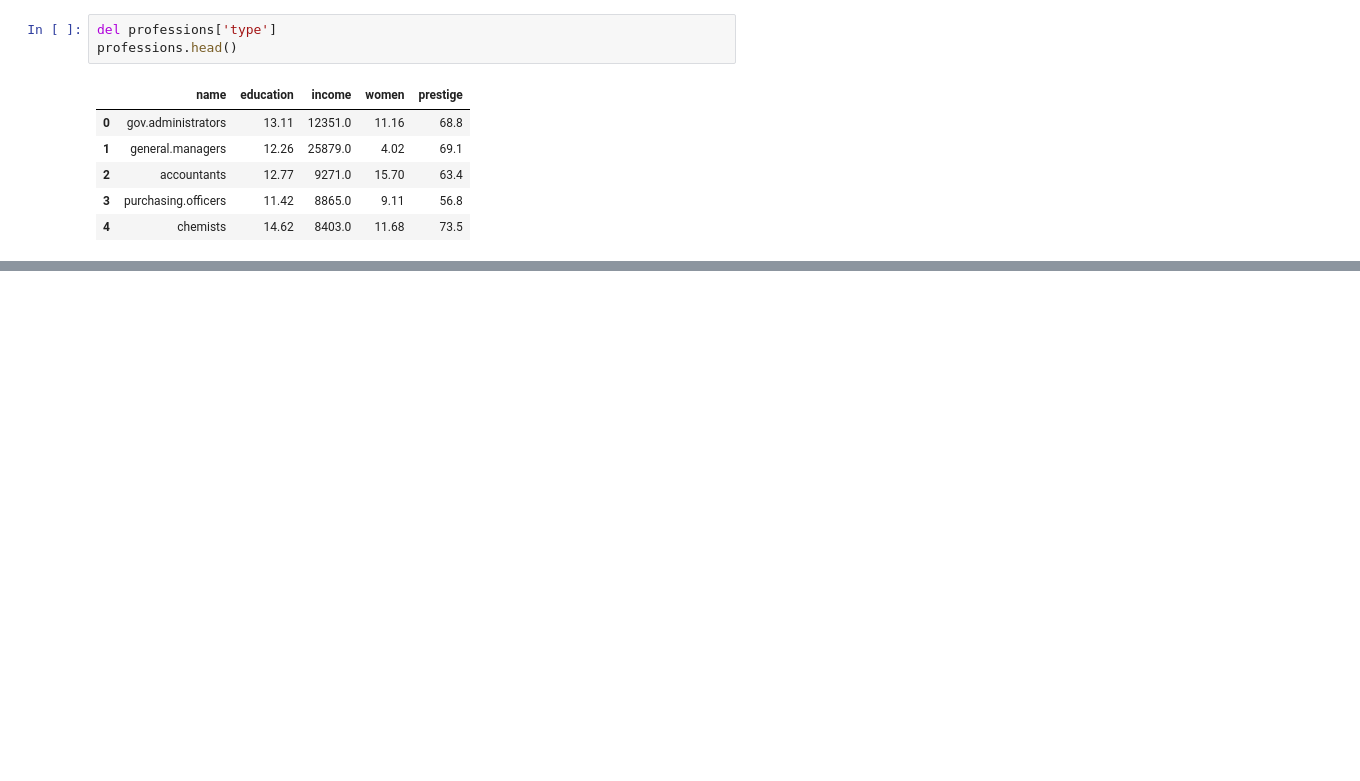
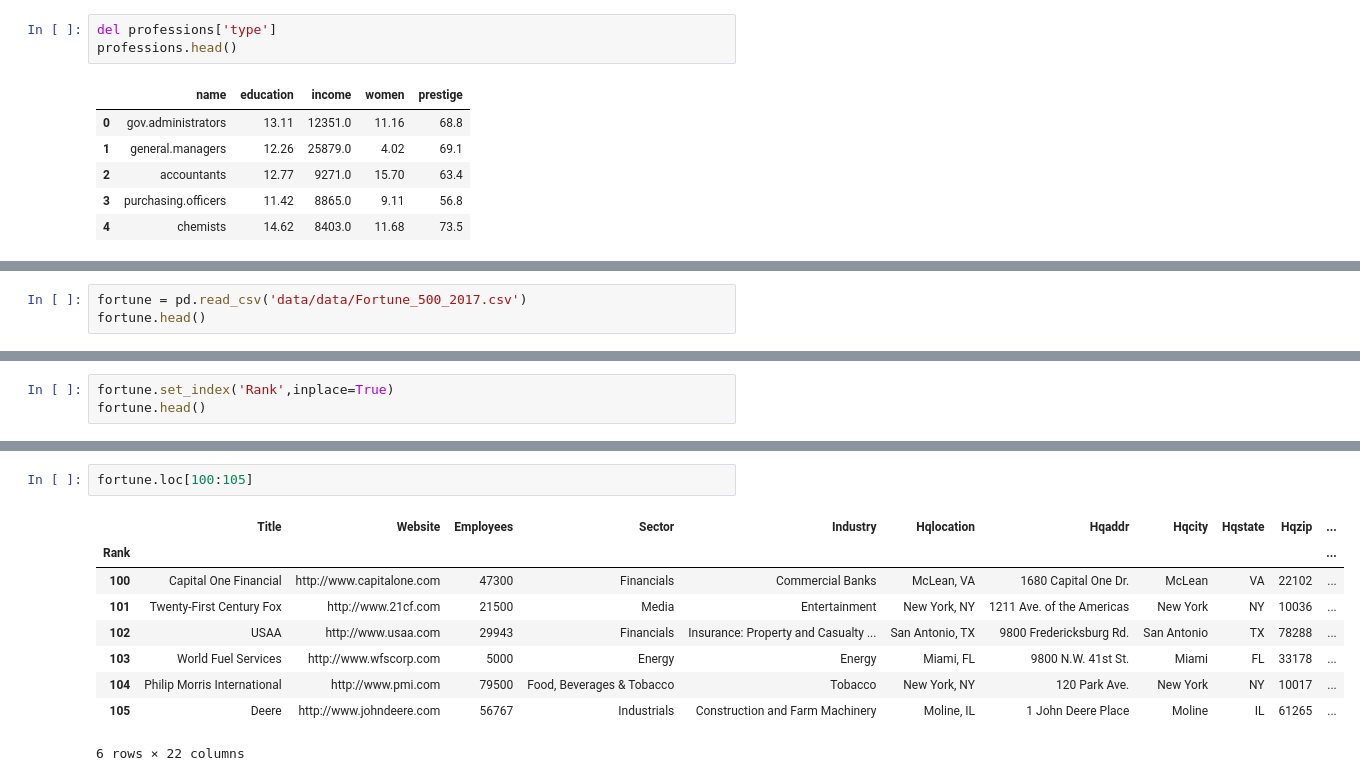
Before and after one commit to Byienio/Pandas_pg, a Jupyter notebook: DataModification.ipynb, the cells around one changed output, grey strips where cells are left out. Cells and saved outputs as stored; diff of their text form; blank space fills up the shorter version.

Commit message:
Rebuilding the index

```diff
--- a/DataModification.ipynb
+++ b/DataModification.ipynb
@@ -196,0 +199,3 @@ professions.head()
+# %%
+fortune = pd.read_csv('data/data/Fortune_500_2017.csv')
+fortune.head()
@@ -196,0 +210,3 @@ professions.head()
+# %%
+fortune.set_index('Rank',inplace=True)
+fortune.head()
@@ -196,0 +222,12 @@ professions.head()
+# %%
+fortune.loc[100:105]
+# %% [output]
+|  | Title | Website | Employees | Sector | Industry | Hqlocation | Hqaddr | Hqcity | Hqstate | Hqzip | ... |
+| Rank |  |  |  |  |  |  |  |  |  |  | ... |
+| 100 | Capital One Financial | http://www.capitalone.com | 47300 | Financials | Commercial Banks | McLean, VA | 1680 Capital One Dr. | McLean | VA | 22102 | ... |
+| 101 | Twenty-First Century Fox | http://www.21cf.com | 21500 | Media | Entertainment | New York, NY | 1211 Ave. of the Americas | New York | NY | 10036 | ... |
+| 102 | USAA | http://www.usaa.com | 29943 | Financials | Insurance: Property and Casualty ... | San Antonio, TX | 9800 Fredericksburg Rd. | San Antonio | TX | 78288 | ... |
+| 103 | World Fuel Services | http://www.wfscorp.com | 5000 | Energy | Energy | Miami, FL | 9800 N.W. 41st St. | Miami | FL | 33178 | ... |
+| 104 | Philip Morris International | http://www.pmi.com | 79500 | Food, Beverages & Tobacco | Tobacco | New York, NY | 120 Park Ave. | New York | NY | 10017 | ... |
+| 105 | Deere | http://www.johndeere.com | 56767 | Industrials | Construction and Farm Machinery | Moline, IL | 1 John Deere Place | Moline | IL | 61265 | ... |
+6 rows × 22 columns
```
Also changed, not shown: parts of 7 cells of this notebook.
